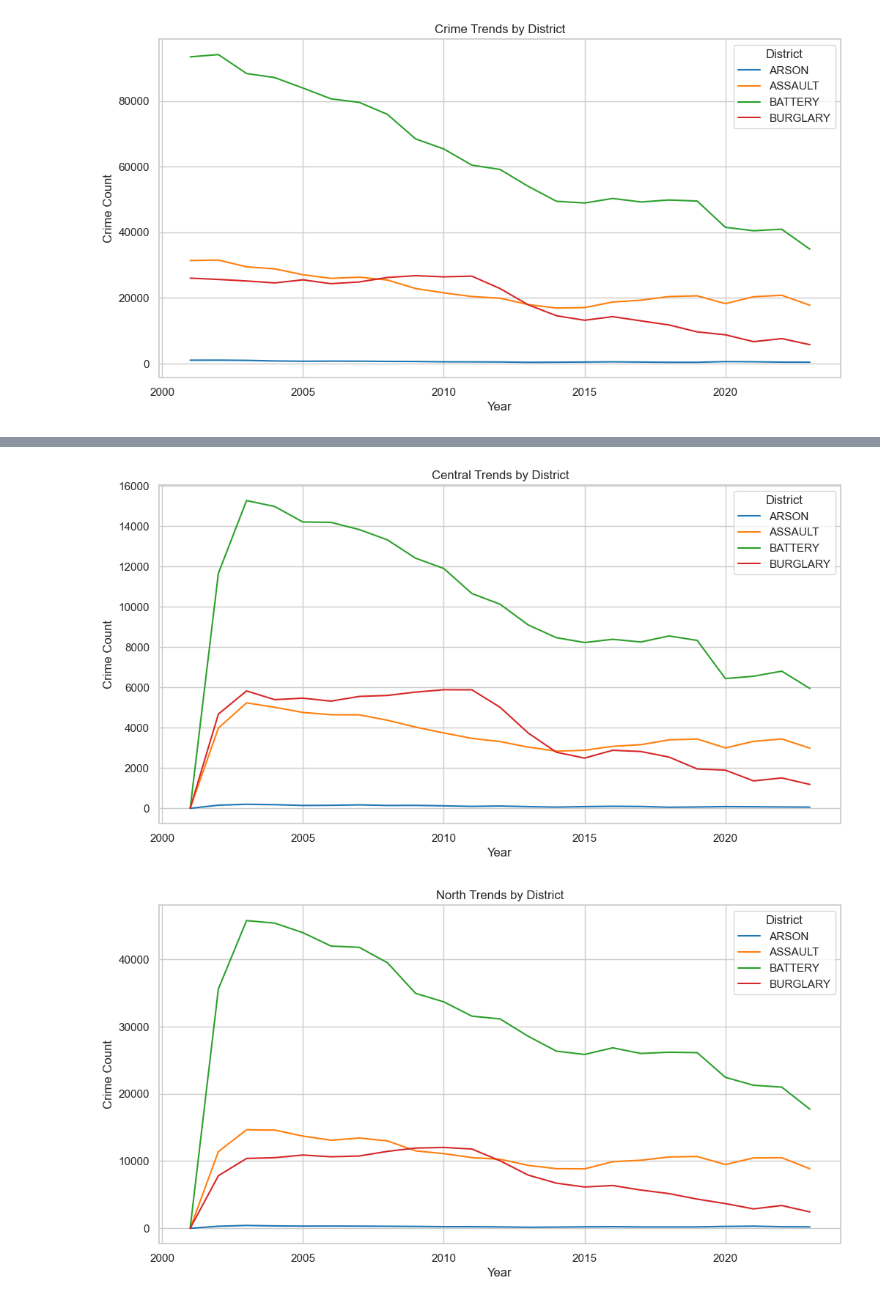
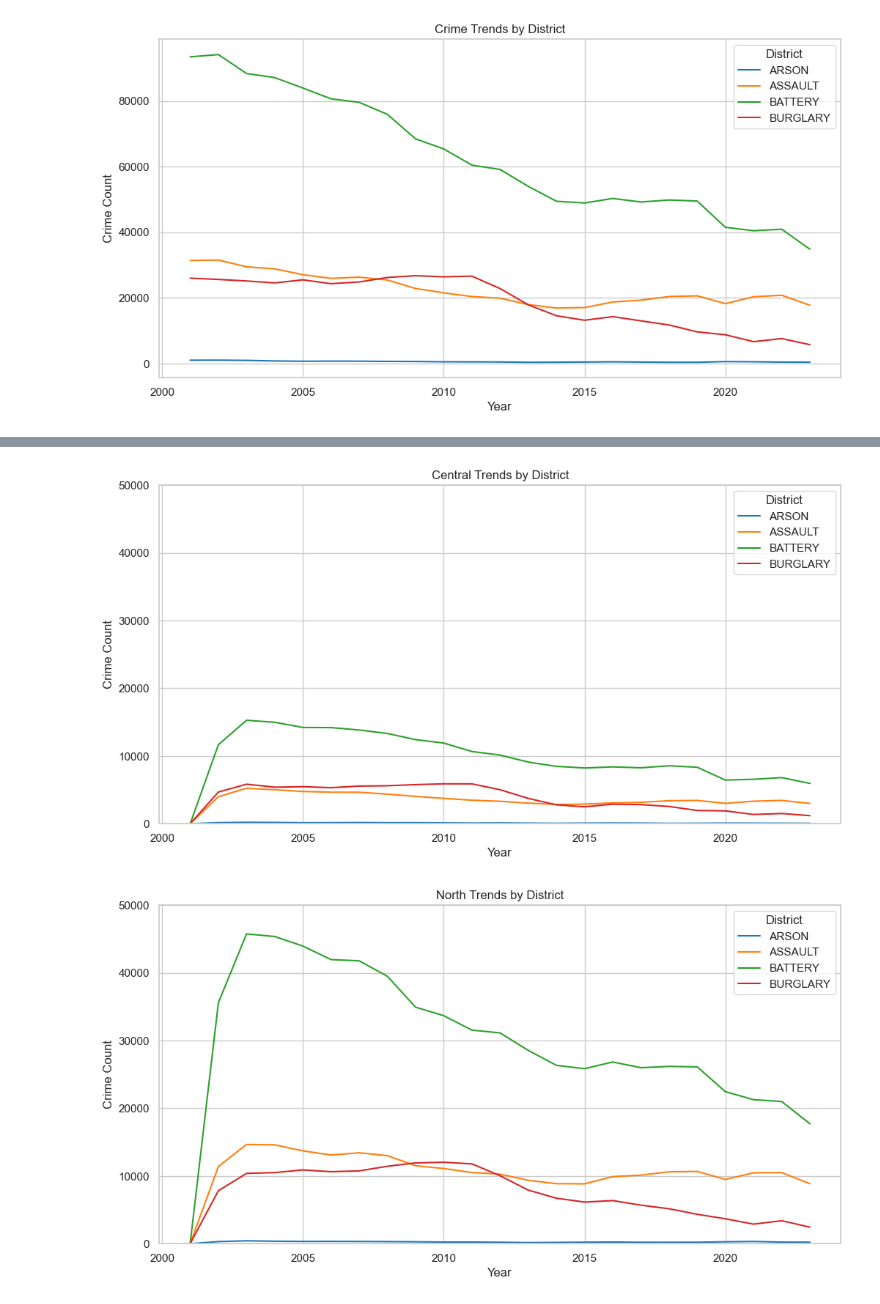
Before and after one commit to NathanRosse/Project1, a Jupyter notebook: hotspots.ipynb, the cells around one changed output, grey strips where cells are left out. Drawn from its saved outputs; the diff is of its cells as text; code cells hidden in the pictures.

```diff
--- a/hotspots.ipynb
+++ b/hotspots.ipynb
@@ -330,32 +379,34 @@ sns.lineplot(data=crimes_central_district, x='Year', y='Count', hue='Primary Typ
 plt.title("Central Trends by District")
 plt.xlabel("Year")
 plt.ylabel("Crime Count")
+plt.ylim(0,50000)
 plt.legend(title='District')
 plt.show()
 # %% [output]
-[figure, old version]
+[figure, new version]
 # %%
 #North District Time Plot
 north_plot = df_with_district[df_with_district["district_name"]=="North District"]
 crimes_north_district = north_plot.groupby(['Year', 'Primary Type']).size().reset_index(name='Count')
 
 # Create a line plot with different colored lines for each crime type
 plt.figure(figsize=(12, 6))
 sns.set(style="whitegrid")
 palette = sns.color_palette("tab10", n_colors=4)
 
 # Modify this line to use the correct column name for the count of crimes
 sns.lineplot(data=crimes_north_district, x='Year', y='Count', hue='Primary Type', errorbar=None, palette=palette)
 
 # Customize the appearance of the plot
 plt.title("North Trends by District")
 plt.xlabel("Year")
 plt.ylabel("Crime Count")
+plt.ylim(0,50000)
 plt.legend(title='District')
 
 plt.show()
 # %% [output]
-[figure, old version]
+[figure, new version]
 # %%
 #South District Time Plot
 south_plot = df_with_district[df_with_district["district_name"]=="South District"]
```
Also changed, not shown: parts of 18 cells of this notebook, 5 other files.
